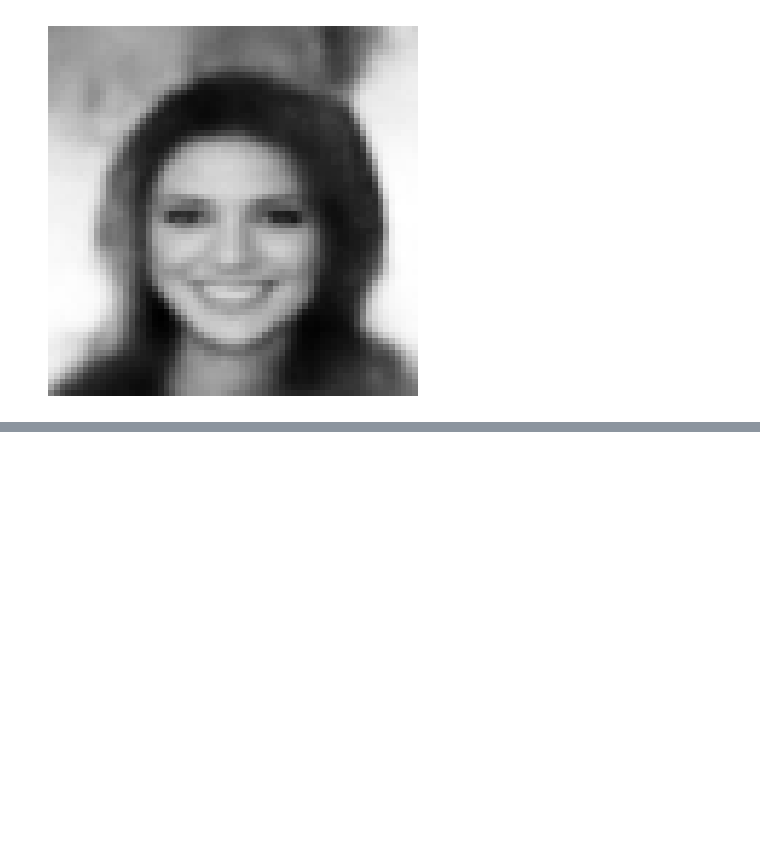
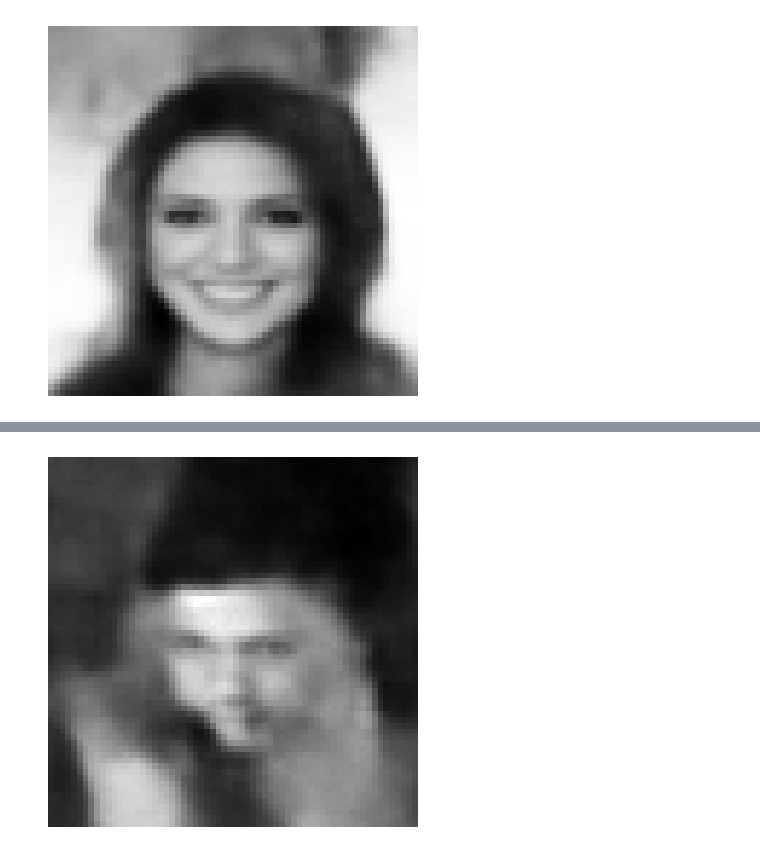
Before and after one commit to Himanshu7921/generative-architectures-lab, a Jupyter notebook: 03_CNN_VAE/cnn_vae_trained_on_CelebA.ipynb, the cells around one changed output, grey strips where cells are left out. Cells and saved outputs as stored; diff of their text form; code cells hidden in the pictures; blank space fills up the shorter version.

```diff
--- a/03_CNN_VAE/cnn_vae_trained_on_CelebA.ipynb
+++ b/03_CNN_VAE/cnn_vae_trained_on_CelebA.ipynb
@@ -380,0 +395,12 @@ plt.show()
+# %%
+loaded_model = loaded_model.to(device)
+# %%
+_, reconstructed_img  = loaded_model(x.unsqueeze(0))
+# %%
+img = reconstructed_img.cpu().view(64, 64)
+
+plt.imshow(img.detach().numpy(), cmap="gray")
+plt.axis("off")
+plt.show()
+# %% [output]
+[figure, added]
```
Also changed, not shown: parts of 6 cells of this notebook.
